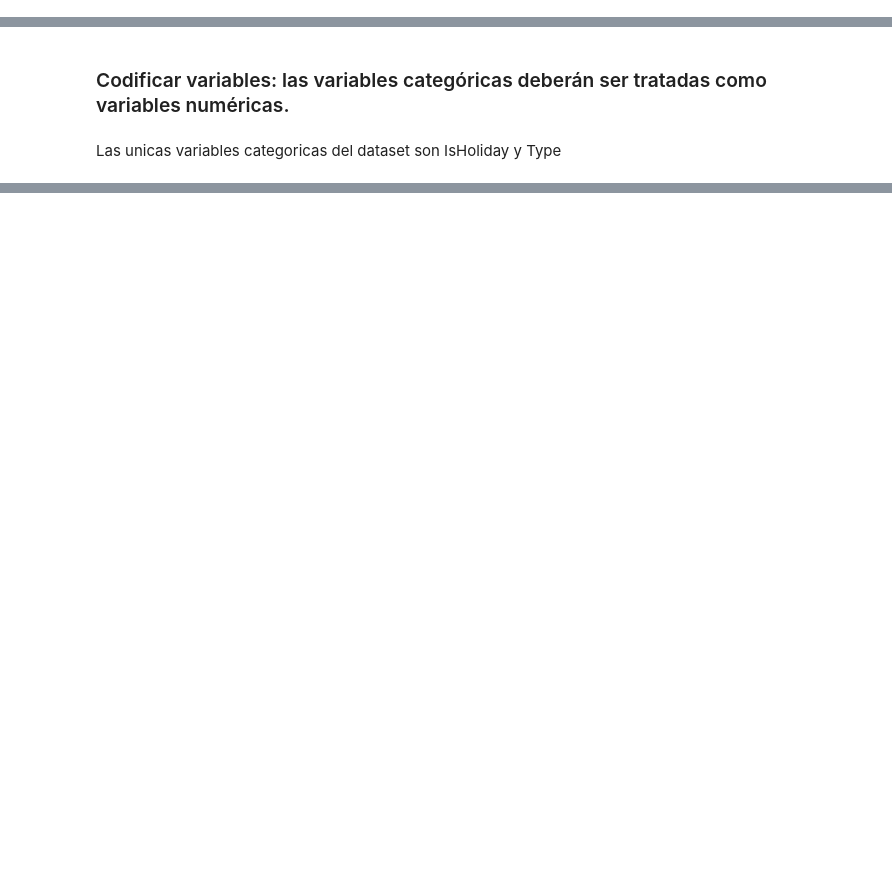
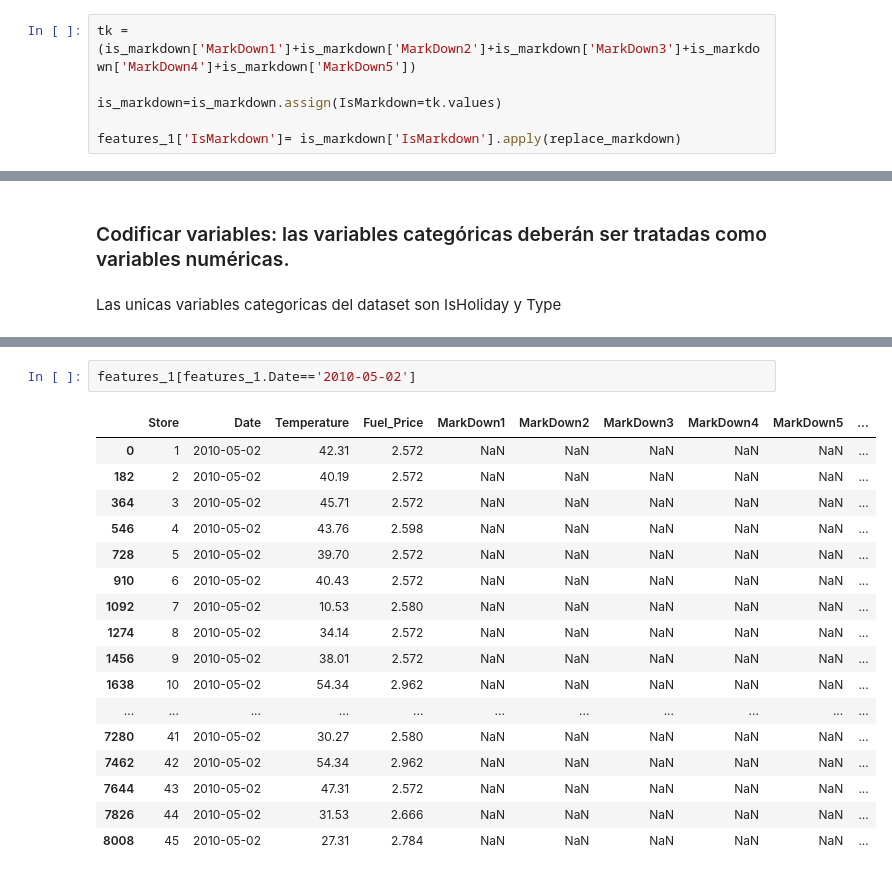
Before and after one commit to dbourdin/diplodatos-mentorias, a Jupyter notebook: AnalisisYCuracion/retail_data_analytics.ipynb, the cells around one changed output, grey strips where cells are left out. Saved outputs shown, nothing was run; the diff lists cells and outputs as text; blank space fills up the shorter version.

```diff
--- a/AnalisisYCuracion/retail_data_analytics.ipynb
+++ b/AnalisisYCuracion/retail_data_analytics.ipynb
@@ -767,3 +65,9 @@ https://sebastianraschka.com/Articles/2014_about_feature_scaling.html
+# %%
+tk = (is_markdown['MarkDown1']+is_markdown['MarkDown2']+is_markdown['MarkDown3']+is_markdown['MarkDown4']+is_markdown['MarkDown5'])
+
+is_markdown=is_markdown.assign(IsMarkdown=tk.values)
+
+features_1['IsMarkdown']= is_markdown['IsMarkdown'].apply(replace_markdown)
 # %% [markdown]
 - Asegurar que el archivo sales posee Ids/Claves únicas.
 # %%
@@ -950,0 +448,20 @@ Las unicas variables categoricas del dataset son IsHoliday y Type
+# %%
+features_1[features_1.Date=='2010-05-02']
+# %% [output]
+|  | Store | Date | Temperature | Fuel_Price | MarkDown1 | MarkDown2 | MarkDown3 | MarkDown4 | MarkDown5 | ... |
+| 0 | 1 | 2010-05-02 | 42.31 | 2.572 | NaN | NaN | NaN | NaN | NaN | ... |
+| 182 | 2 | 2010-05-02 | 40.19 | 2.572 | NaN | NaN | NaN | NaN | NaN | ... |
+| 364 | 3 | 2010-05-02 | 45.71 | 2.572 | NaN | NaN | NaN | NaN | NaN | ... |
+| 546 | 4 | 2010-05-02 | 43.76 | 2.598 | NaN | NaN | NaN | NaN | NaN | ... |
+| 728 | 5 | 2010-05-02 | 39.70 | 2.572 | NaN | NaN | NaN | NaN | NaN | ... |
+| 910 | 6 | 2010-05-02 | 40.43 | 2.572 | NaN | NaN | NaN | NaN | NaN | ... |
+| 1092 | 7 | 2010-05-02 | 10.53 | 2.580 | NaN | NaN | NaN | NaN | NaN | ... |
+| 1274 | 8 | 2010-05-02 | 34.14 | 2.572 | NaN | NaN | NaN | NaN | NaN | ... |
+| 1456 | 9 | 2010-05-02 | 38.01 | 2.572 | NaN | NaN | NaN | NaN | NaN | ... |
+| 1638 | 10 | 2010-05-02 | 54.34 | 2.962 | NaN | NaN | NaN | NaN | NaN | ... |
+| ... | ... | ... | ... | ... | ... | ... | ... | ... | ... | ... |
+| 7280 | 41 | 2010-05-02 | 30.27 | 2.580 | NaN | NaN | NaN | NaN | NaN | ... |
+| 7462 | 42 | 2010-05-02 | 54.34 | 2.962 | NaN | NaN | NaN | NaN | NaN | ... |
+| 7644 | 43 | 2010-05-02 | 47.31 | 2.572 | NaN | NaN | NaN | NaN | NaN | ... |
+| 7826 | 44 | 2010-05-02 | 31.53 | 2.666 | NaN | NaN | NaN | NaN | NaN | ... |
+| 8008 | 45 | 2010-05-02 | 27.31 | 2.784 | NaN | NaN | NaN | NaN | NaN | ... |
```
Also changed, not shown: parts of 192 cells of this notebook.
